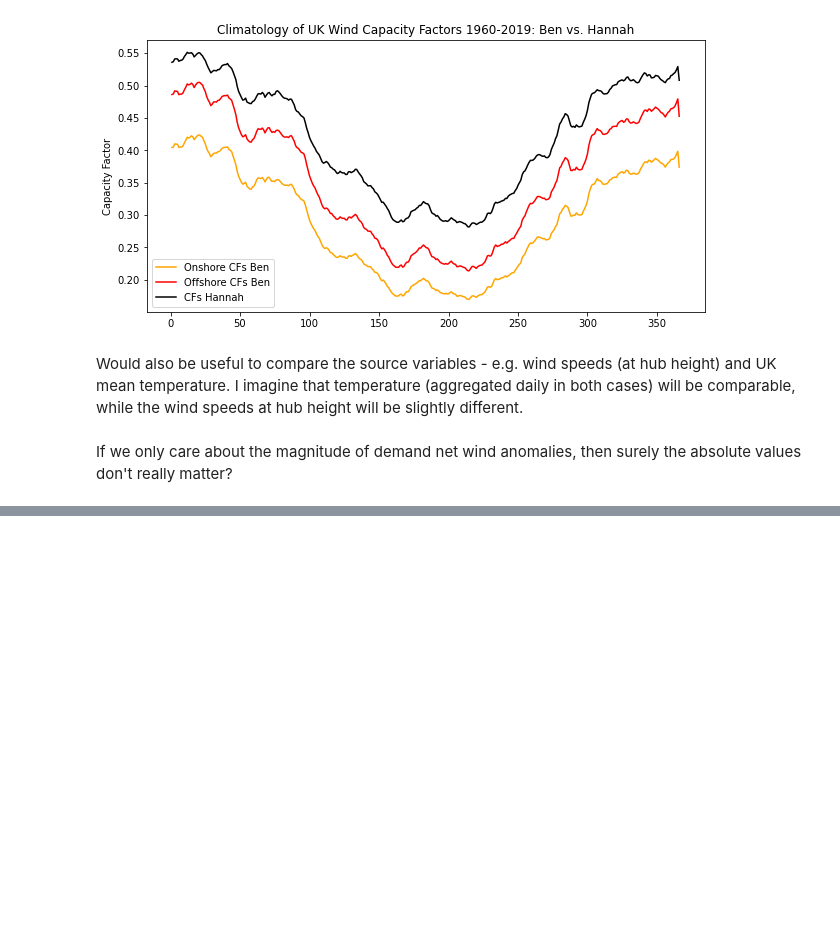
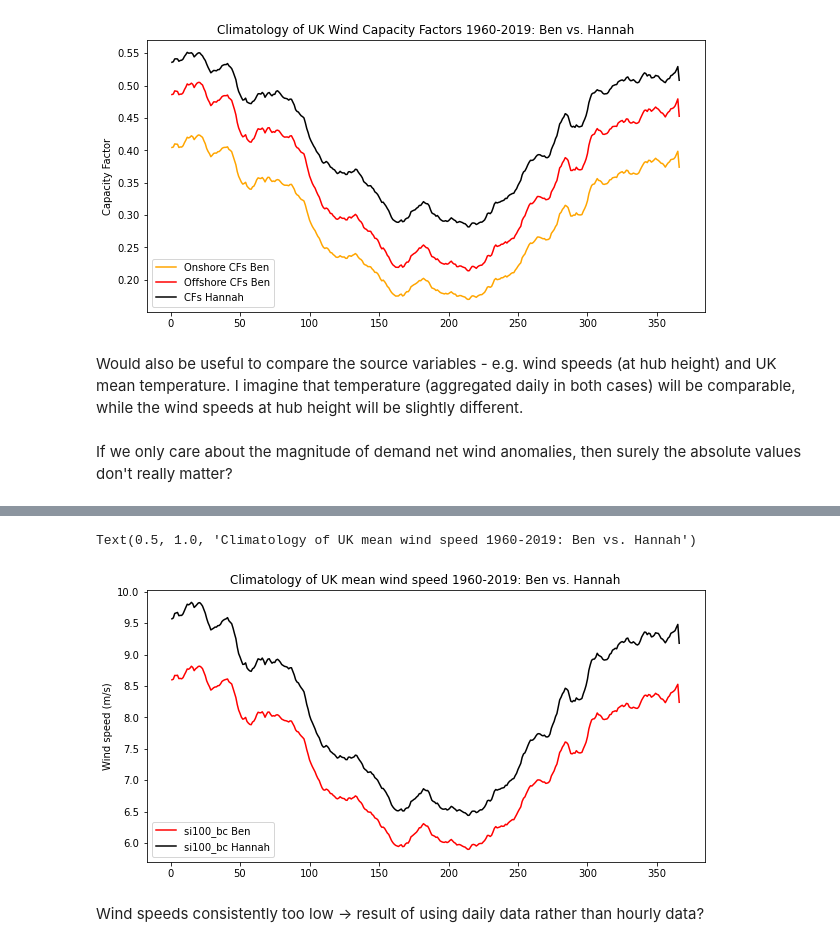
Before and after one commit to benhutchmet/unseen_multi_year, a Jupyter notebook: obs_wind_demand.ipynb, the cells around one changed output, grey strips where cells are left out. Saved outputs shown, nothing was run; the diff lists cells and outputs as text; code cells hidden in the pictures; blank space fills up the shorter version.

```diff
--- a/obs_wind_demand.ipynb
+++ b/obs_wind_demand.ipynb
@@ -283,0 +324,21 @@ If we only care about the magnitude of demand net wind anomalies, then surely th
+# %%
+# set up the figure
+fig, ax = plt.subplots(figsize=(10, 5))
+
+# plot the united kingdom capacity factors
+plt.plot(climatology_full.index, climatology_full["obs_wind_speed_100m_bc"], label="si100_bc Ben", color="red")
+plt.plot(climatology_full.index, climatology_full["UK_wind_speed_ch"], label="si100_bc Hannah", color="black")
+
+# ylabels
+plt.ylabel("Wind speed (m/s)")
+
+# legend
+plt.legend()
+
+# title
+plt.title("Climatology of UK mean wind speed 1960-2019: Ben vs. Hannah")
+# %% [output]
+Text(0.5, 1.0, 'Climatology of UK mean wind speed 1960-2019: Ben vs. Hannah')
+[figure, added]
+# %% [markdown]
+Wind speeds consistently too low -> result of using daily data rather than hourly data?
```
Also changed, not shown: parts of 18 cells of this notebook.
